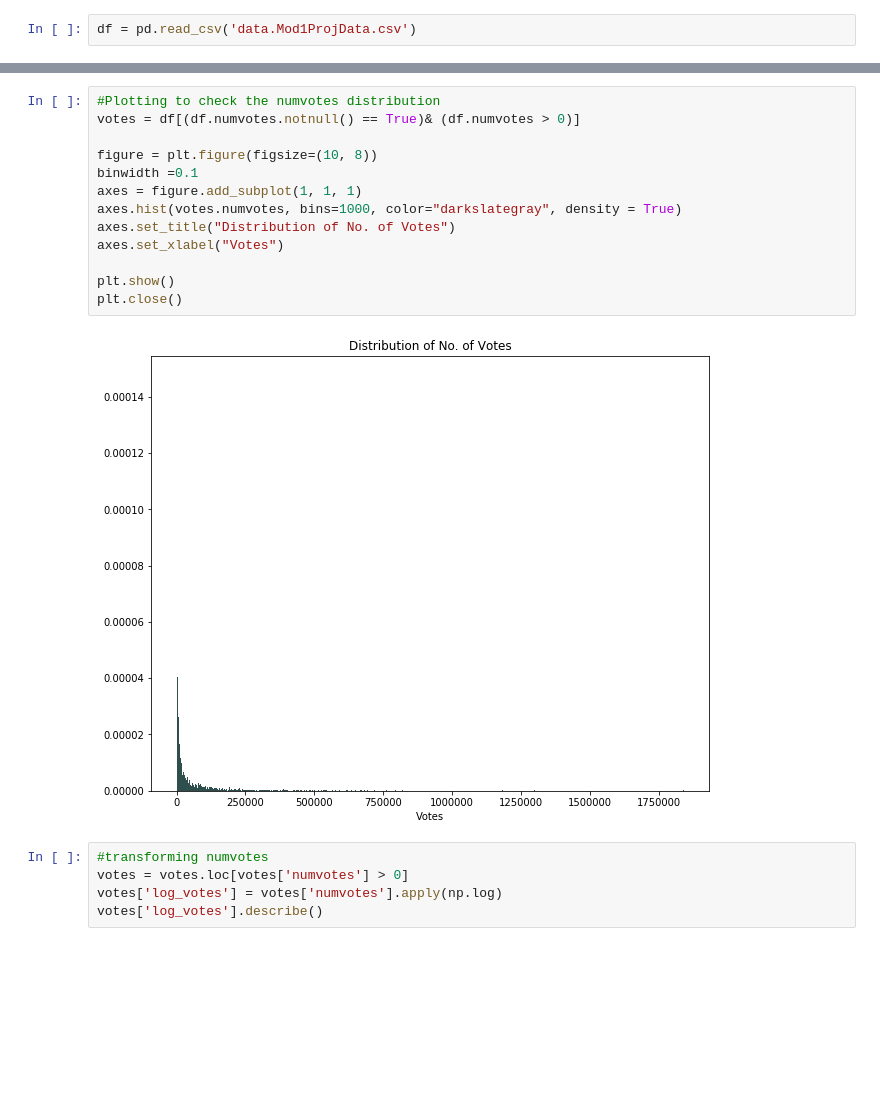
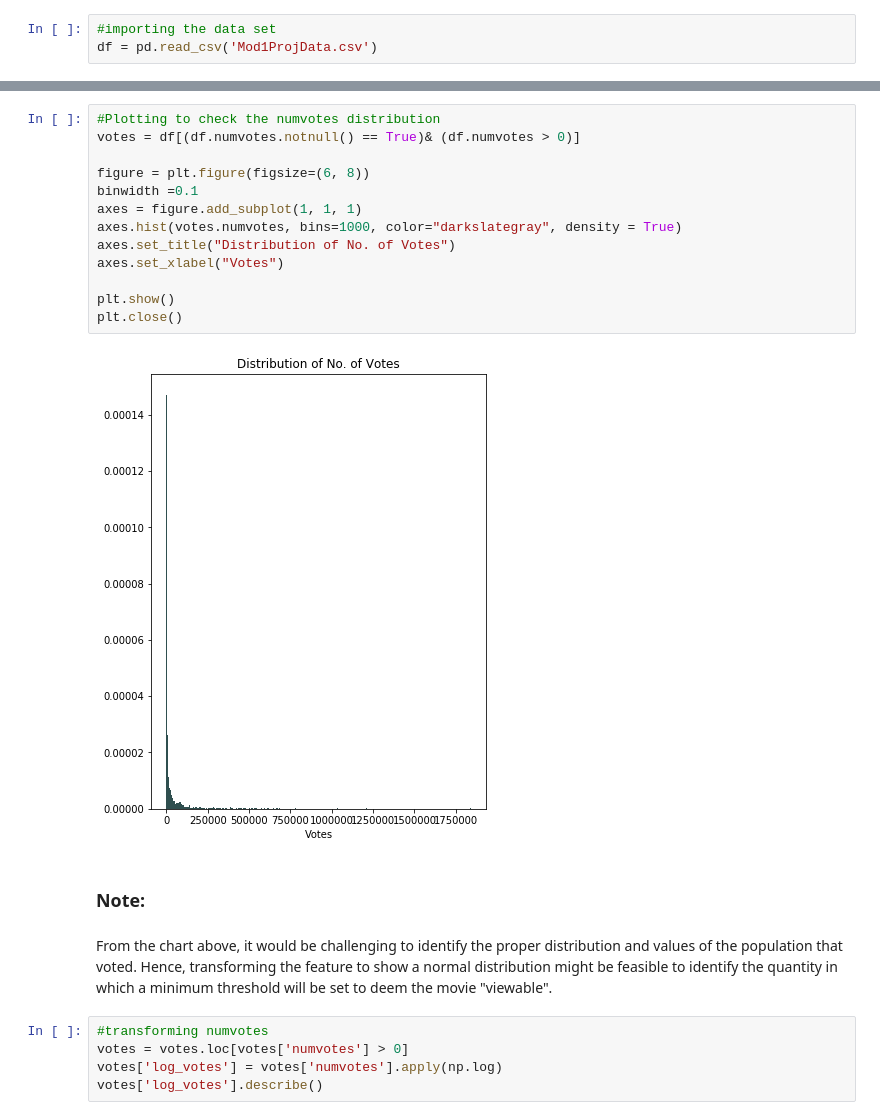
Before and after one commit to phoebetwong/flatiron_mod1project, a Jupyter notebook: mod1_proj.ipynb, the cells around one changed output, grey strips where cells are left out. Saved outputs shown, nothing was run; the diff lists cells and outputs as text; blank space fills up the shorter version.

Commit message:
complete visualization draft

```diff
--- a/mod1_proj.ipynb
+++ b/mod1_proj.ipynb
@@ -8,2 +10,3 @@ import scipy.stats as stats
 # %%
-df = pd.read_csv('data.Mod1ProjData.csv')
+#importing the data set
+df = pd.read_csv('Mod1ProjData.csv')
@@ -28,18 +24,22 @@ memory usage: 3.3+ MB
 # %%
 #Plotting to check the numvotes distribution
 votes = df[(df.numvotes.notnull() == True)& (df.numvotes > 0)]
 
-figure = plt.figure(figsize=(10, 8))
+figure = plt.figure(figsize=(6, 8))
 binwidth =0.1
 axes = figure.add_subplot(1, 1, 1)
 axes.hist(votes.numvotes, bins=1000, color="darkslategray", density = True)
 axes.set_title("Distribution of No. of Votes")
 axes.set_xlabel("Votes")
 
 plt.show()
 plt.close()
 # %% [output]
-[figure, old version]
+[figure, new version]
+# %% [markdown]
+### Note:
+# %% [markdown]
+From the chart above, it would be challenging to identify the proper distribution and values of the population that voted. Hence, transforming the feature to show a normal distribution might be feasible to identify the quantity in which a minimum threshold will be set to deem the movie "viewable".
 # %%
 #transforming numvotes
 votes = votes.loc[votes['numvotes'] > 0]
```
Also changed, not shown: parts of 76 cells of this notebook, 4 other files.
